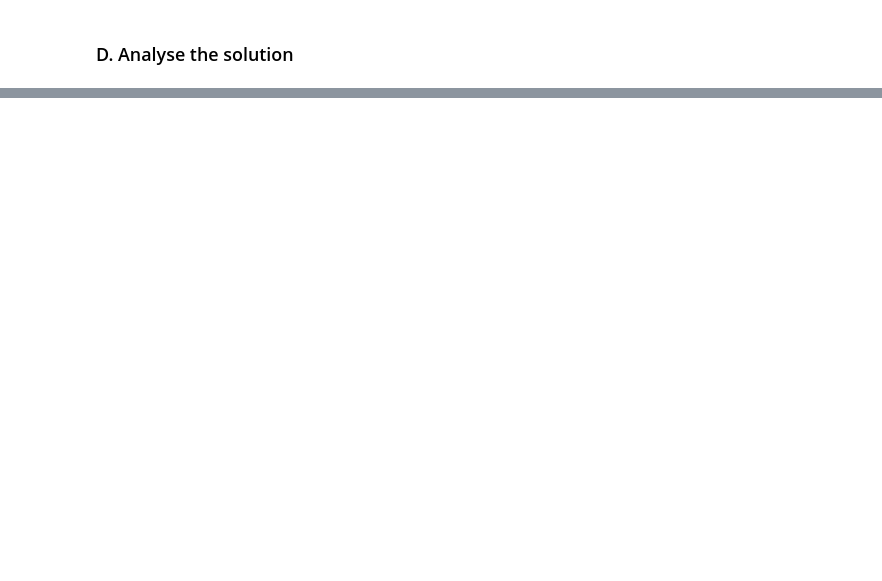
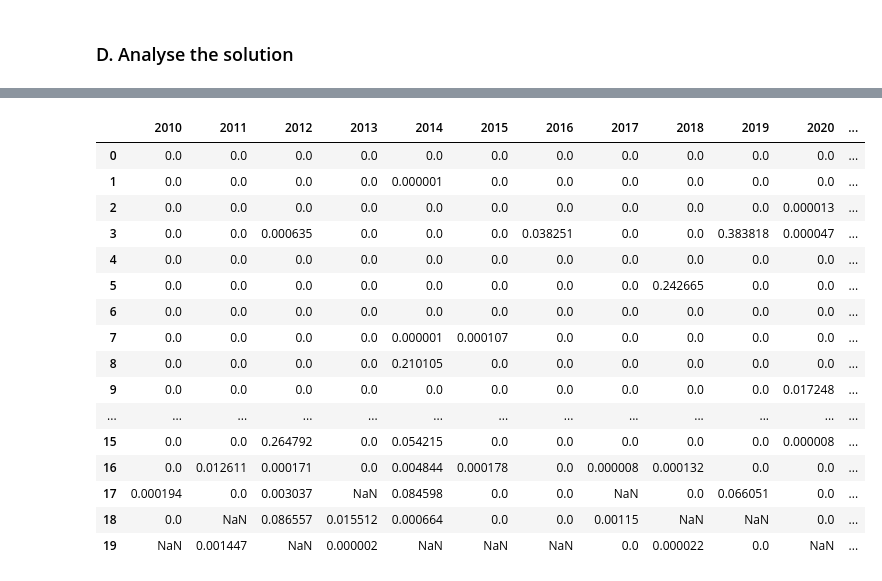
Before and after one commit to at621/optimal_binning, a Jupyter notebook: main.ipynb, the cells around one changed output, grey strips where cells are left out. Cells and saved outputs as stored; diff of their text form; code cells hidden in the pictures; blank space fills up the shorter version.

Commit message:
added heterogeneity testing

```diff
--- a/main.ipynb
+++ b/main.ipynb
@@ -153,0 +158,50 @@ plt.show()
+# %%
+def heterogeneity_testing(df, outcome=None):
+    results = pd.DataFrame(index=sorted(df['new_bin'].unique()), columns=sorted(df['year'].unique()))
+
+    for year in df['year'].unique():
+        yearly_data = df[df['year'] == year]
+        bins = yearly_data['new_bin'].unique()
+
+        for i in range(len(bins) - 1):
+            bin1 = bins[i]
+            bin2 = bins[i + 1]
+
+            count = np.array([
+                yearly_data[yearly_data['new_bin'] == bin1]['target'].sum(),
+                yearly_data[yearly_data['new_bin'] == bin2]['target'].sum()
+            ])
+
+            nobs = np.array([
+                yearly_data[yearly_data['new_bin'] == bin1].shape[0],
+                yearly_data[yearly_data['new_bin'] == bin2].shape[0]
+            ])
+
+            stat, pval = proportions_ztest(count, nobs)
+            if outcome == 'p_value':
+                results.at[bin1, year] = pval
+            else:
+                results.at[bin1, year] = pval < 0.05
+
+
+    return results
+
+heterogeneity_testing(df_final, 'p_value')
+# %% [output]
+|  | 2010 | 2011 | 2012 | 2013 | 2014 | 2015 | 2016 | 2017 | 2018 | 2019 | 2020 | ... |
+| 0 | 0.0 | 0.0 | 0.0 | 0.0 | 0.0 | 0.0 | 0.0 | 0.0 | 0.0 | 0.0 | 0.0 | ... |
+| 1 | 0.0 | 0.0 | 0.0 | 0.0 | 0.000001 | 0.0 | 0.0 | 0.0 | 0.0 | 0.0 | 0.0 | ... |
+| 2 | 0.0 | 0.0 | 0.0 | 0.0 | 0.0 | 0.0 | 0.0 | 0.0 | 0.0 | 0.0 | 0.000013 | ... |
+| 3 | 0.0 | 0.0 | 0.000635 | 0.0 | 0.0 | 0.0 | 0.038251 | 0.0 | 0.0 | 0.383818 | 0.000047 | ... |
+| 4 | 0.0 | 0.0 | 0.0 | 0.0 | 0.0 | 0.0 | 0.0 | 0.0 | 0.0 | 0.0 | 0.0 | ... |
+| 5 | 0.0 | 0.0 | 0.0 | 0.0 | 0.0 | 0.0 | 0.0 | 0.0 | 0.242665 | 0.0 | 0.0 | ... |
+| 6 | 0.0 | 0.0 | 0.0 | 0.0 | 0.0 | 0.0 | 0.0 | 0.0 | 0.0 | 0.0 | 0.0 | ... |
+| 7 | 0.0 | 0.0 | 0.0 | 0.0 | 0.000001 | 0.000107 | 0.0 | 0.0 | 0.0 | 0.0 | 0.0 | ... |
+| 8 | 0.0 | 0.0 | 0.0 | 0.0 | 0.210105 | 0.0 | 0.0 | 0.0 | 0.0 | 0.0 | 0.0 | ... |
+| 9 | 0.0 | 0.0 | 0.0 | 0.0 | 0.0 | 0.0 | 0.0 | 0.0 | 0.0 | 0.0 | 0.017248 | ... |
+| ... | ... | ... | ... | ... | ... | ... | ... | ... | ... | ... | ... | ... |
+| 15 | 0.0 | 0.0 | 0.264792 | 0.0 | 0.054215 | 0.0 | 0.0 | 0.0 | 0.0 | 0.0 | 0.000008 | ... |
+| 16 | 0.0 | 0.012611 | 0.000171 | 0.0 | 0.004844 | 0.000178 | 0.0 | 0.000008 | 0.000132 | 0.0 | 0.0 | ... |
+| 17 | 0.000194 | 0.0 | 0.003037 | NaN | 0.084598 | 0.0 | 0.0 | NaN | 0.0 | 0.066051 | 0.0 | ... |
+| 18 | 0.0 | NaN | 0.086557 | 0.015512 | 0.000664 | 0.0 | 0.0 | 0.00115 | NaN | NaN | 0.0 | ... |
+| 19 | NaN | 0.001447 | NaN | 0.000002 | NaN | NaN | NaN | 0.0 | 0.000022 | 0.0 | NaN | ... |
```
Also changed, not shown: parts of 9 cells of this notebook, 1 other file.
